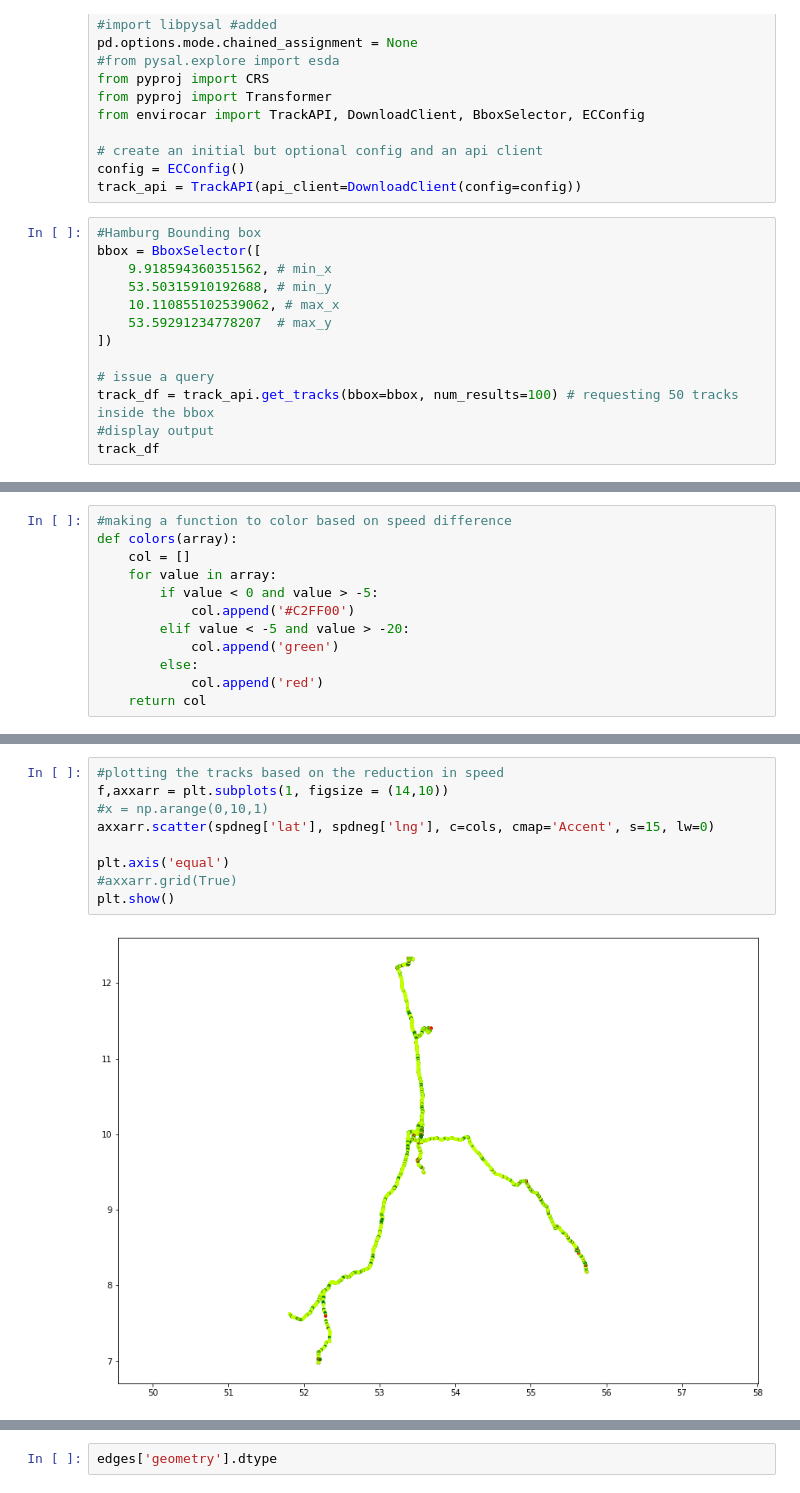
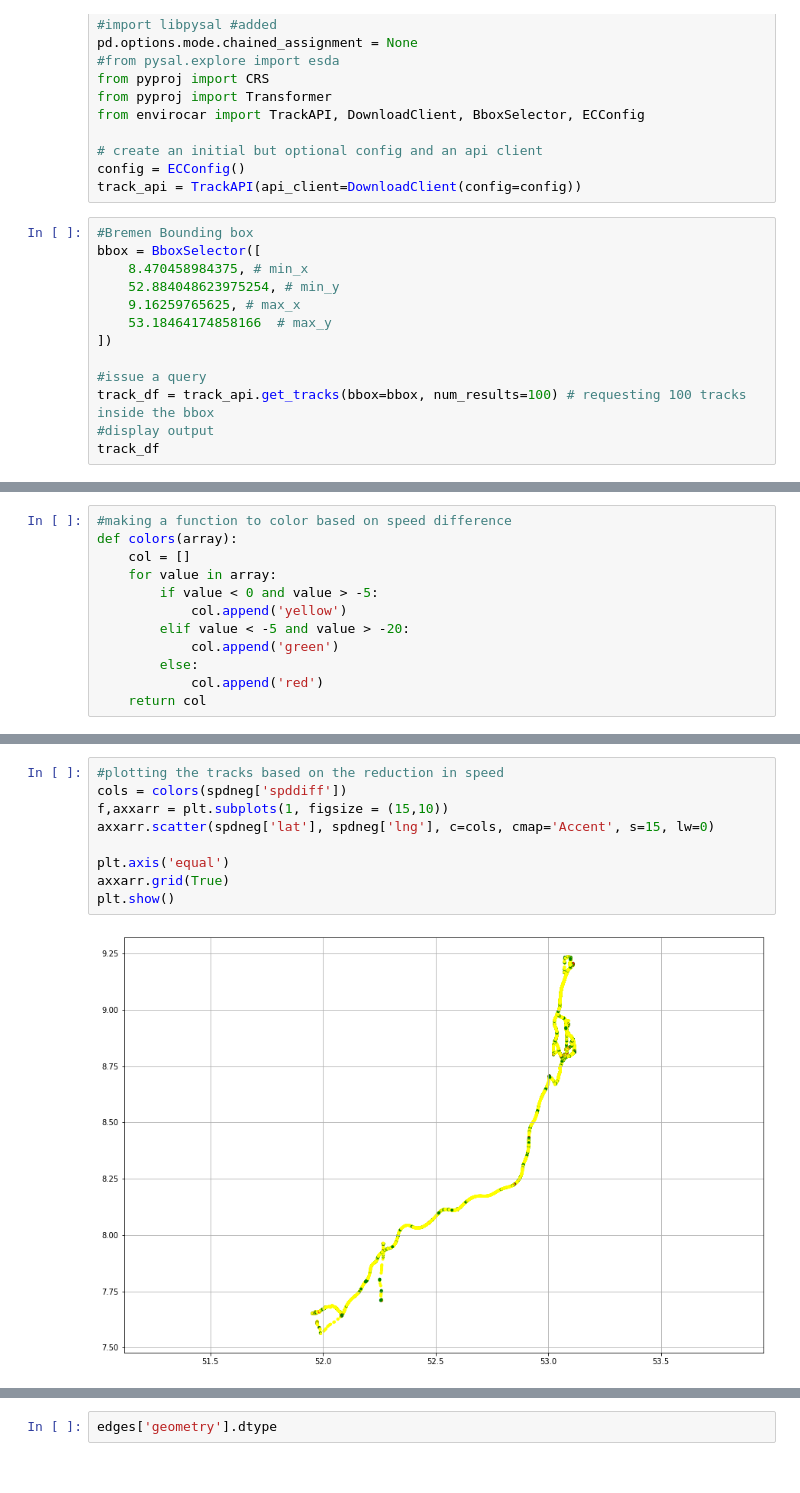
Before and after one commit to janakparajuli/FCDA_Traffic_Safety, a Jupyter notebook: David/TSDSA_II.ipynb, the cells around one changed output, grey strips where cells are left out. Saved outputs shown, nothing was run; the diff lists cells and outputs as text.

Commit message:
updated bremen tracks

```diff
--- a/David/TSDSA_II.ipynb
+++ b/David/TSDSA_II.ipynb
@@ -30,16 +32,16 @@ from envirocar import TrackAPI, DownloadClient, BboxSelector, ECConfig
 config = ECConfig()
 track_api = TrackAPI(api_client=DownloadClient(config=config))
 # %%
-#Hamburg Bounding box
+#Bremen Bounding box
 bbox = BboxSelector([
-    9.918594360351562, # min_x
-    53.50315910192688, # min_y
-    10.110855102539062, # max_x
-    53.59291234778207  # max_y
+    8.470458984375, # min_x
+    52.884048623975254, # min_y
+    9.16259765625, # max_x
+    53.18464174858166  # max_y
 ])
 
-# issue a query
-track_df = track_api.get_tracks(bbox=bbox, num_results=100) # requesting 50 tracks inside the bbox
+#issue a query
+track_df = track_api.get_tracks(bbox=bbox, num_results=100) # requesting 100 tracks inside the bbox
 #display output
 track_df
 # %% [output]
@@ -156,7 +152,7 @@ def colors(array):
     col = []
     for value in array:
         if value < 0 and value > -5:
-            col.append('#C2FF00')
+            col.append('yellow')
         elif value < -5 and value > -20:
             col.append('green')
         else:
@@ -168,13 +161,13 @@ cols = colors(spdneg['spddiff'])
 # %%
 #plotting the tracks based on the reduction in speed
-f,axxarr = plt.subplots(1, figsize = (14,10))
-#x = np.arange(0,10,1)
+cols = colors(spdneg['spddiff'])
+f,axxarr = plt.subplots(1, figsize = (15,10))
 axxarr.scatter(spdneg['lat'], spdneg['lng'], c=cols, cmap='Accent', s=15, lw=0)
 
 plt.axis('equal')
-#axxarr.grid(True)
+axxarr.grid(True)
 plt.show()
 # %% [output]
-[figure, old version]
+[figure, new version]
 # %%
 #choosing a single track
```
Also changed, not shown: parts of 64 cells of this notebook.
